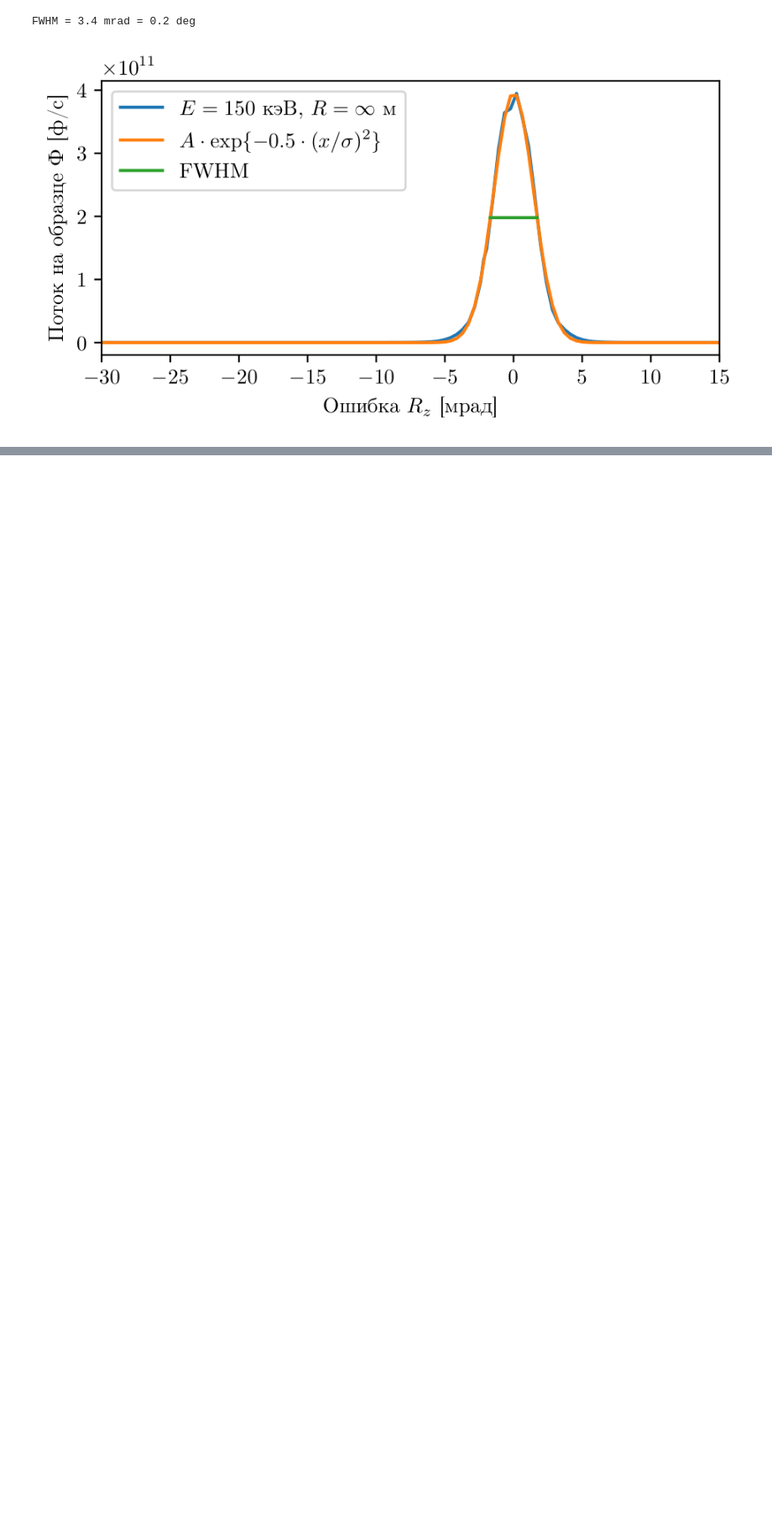
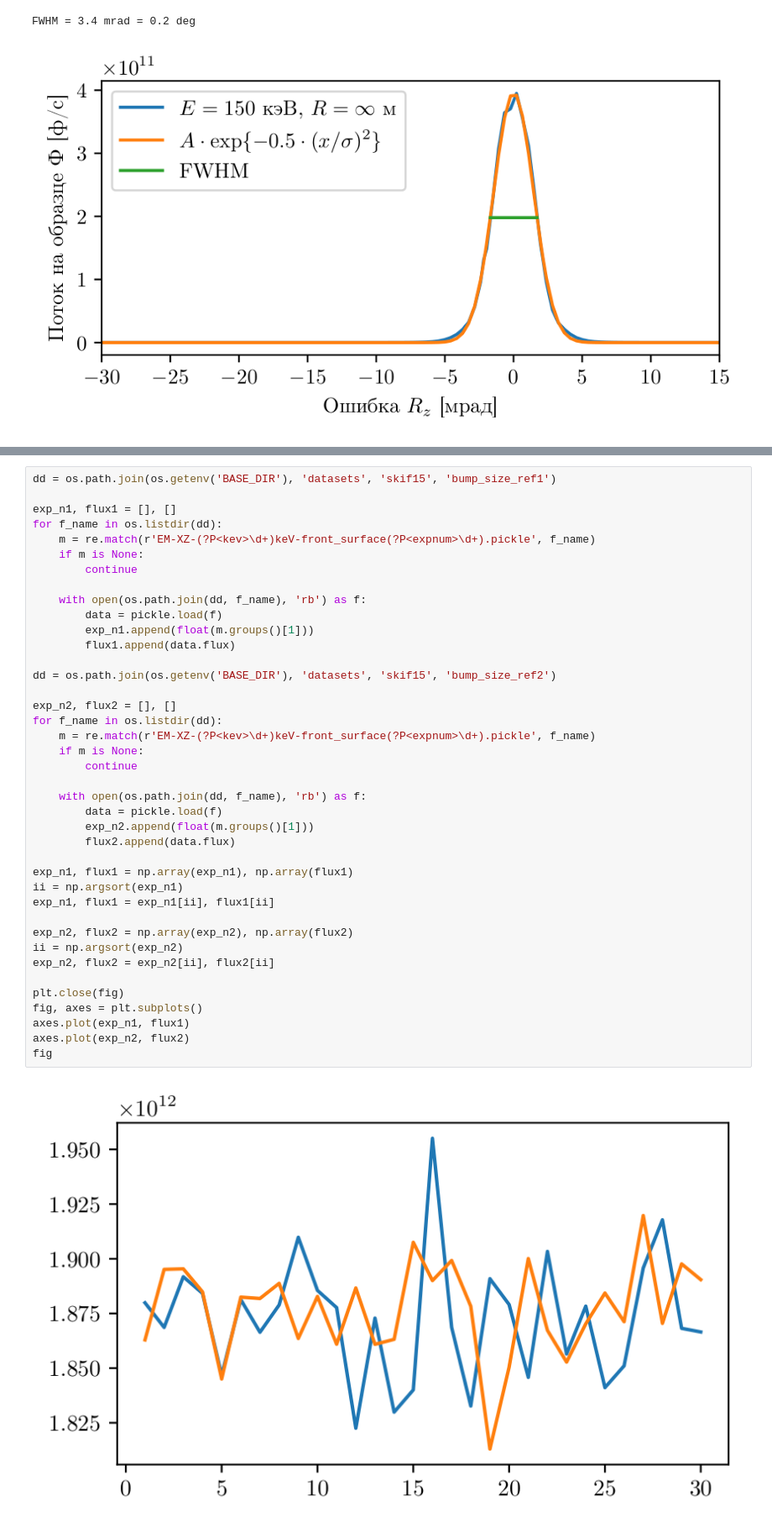
Before and after one commit to glebdovzhenko/skif-xrt, a Jupyter notebook: notebooks/dcd_paper_1.ipynb, the cells around one changed output, grey strips where cells are left out. Shown at 84% size. Cells and saved outputs as stored; diff of their text form; blank space fills up the shorter version.

```diff
--- a/notebooks/dcd_paper_1.ipynb
+++ b/notebooks/dcd_paper_1.ipynb
@@ -947,0 +973,42 @@ fig
+# %%
+dd = os.path.join(os.getenv('BASE_DIR'), 'datasets', 'skif15', 'bump_size_ref1')
+
+exp_n1, flux1 = [], []
+for f_name in os.listdir(dd):
+    m = re.match(r'EM-XZ-(?P<kev>\d+)keV-front_surface(?P<expnum>\d+).pickle', f_name)
+    if m is None:
+        continue
+
+    with open(os.path.join(dd, f_name), 'rb') as f:
+        data = pickle.load(f)
+        exp_n1.append(float(m.groups()[1]))
+        flux1.append(data.flux)
+
+dd = os.path.join(os.getenv('BASE_DIR'), 'datasets', 'skif15', 'bump_size_ref2')
+
+exp_n2, flux2 = [], []
+for f_name in os.listdir(dd):
+    m = re.match(r'EM-XZ-(?P<kev>\d+)keV-front_surface(?P<expnum>\d+).pickle', f_name)
+    if m is None:
+        continue
+
+    with open(os.path.join(dd, f_name), 'rb') as f:
+        data = pickle.load(f)
+        exp_n2.append(float(m.groups()[1]))
+        flux2.append(data.flux)
+
+exp_n1, flux1 = np.array(exp_n1), np.array(flux1)
+ii = np.argsort(exp_n1)
+exp_n1, flux1 = exp_n1[ii], flux1[ii]
+
+exp_n2, flux2 = np.array(exp_n2), np.array(flux2)
+ii = np.argsort(exp_n2)
+exp_n2, flux2 = exp_n2[ii], flux2[ii]
+
+plt.close(fig)
+fig, axes = plt.subplots()
+axes.plot(exp_n1, flux1)
+axes.plot(exp_n2, flux2)
+fig
+# %% [output]
+[figure, added]
```
Also changed, not shown: parts of 14 cells of this notebook, 7 other files.
